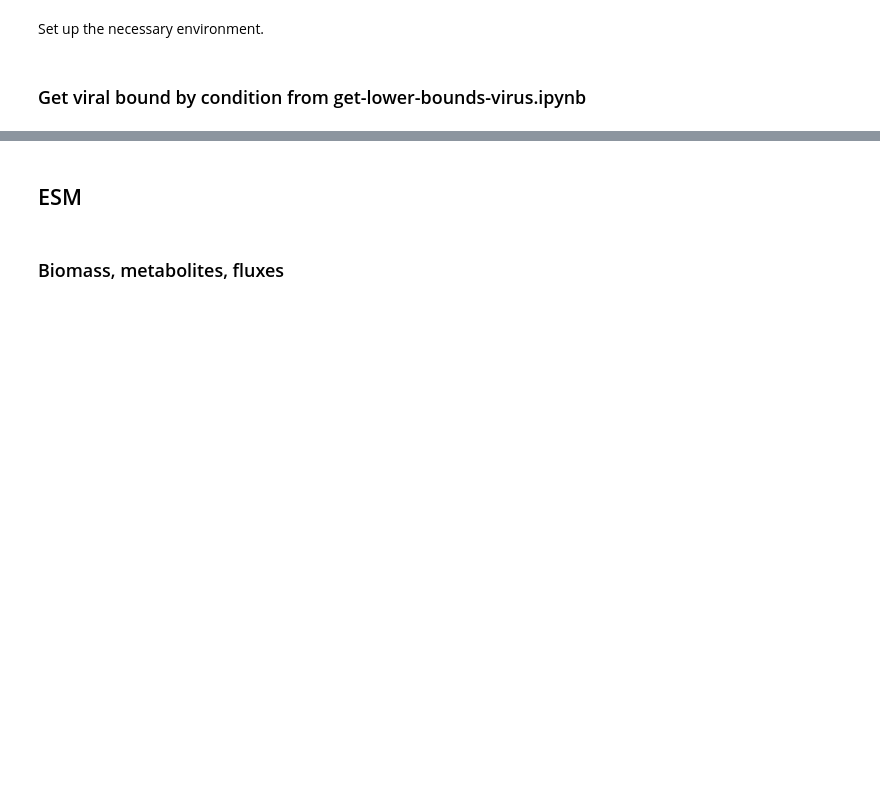
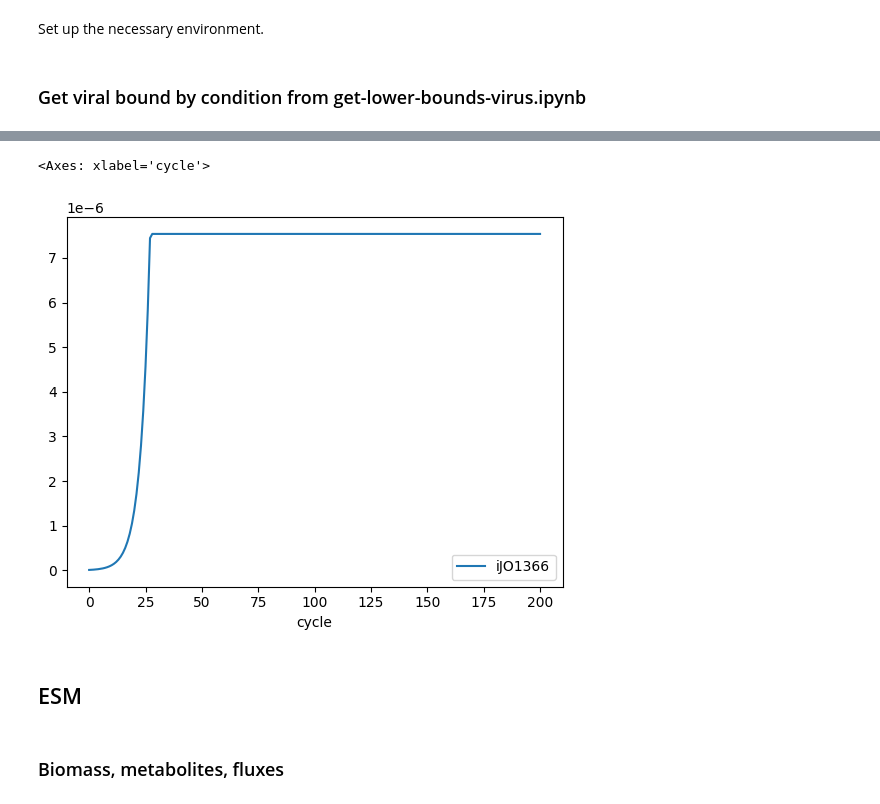
Before and after one commit to bisesi/Phage-Community-Metabolism, a Jupyter notebook: fba-scripts/generate-comets-figure-1-supp-figure-1-data.ipynb, the cells around one changed output, grey strips where cells are left out. Saved outputs shown, nothing was run; the diff lists cells and outputs as text; code cells hidden in the pictures; blank space fills up the shorter version.

```diff
--- a/fba-scripts/generate-comets-figure-1-supp-figure-1-data.ipynb
+++ b/fba-scripts/generate-comets-figure-1-supp-figure-1-data.ipynb
@@ -41,0 +410,34 @@ plasmid_threshold = 0.9
+# %%
+E0_infected.reactions.plasmid_F.lower_bound = 0.1
+E0_infected.reactions.phage_M13.lower_bound = 0.06
+E0_infected.objective = E0_infected.reactions.get_by_id("BIOMASS_Ec_iJO1366_core_53p95M")
+
+E_infected = c.model(E0_infected)
+E_infected.open_exchanges()
+
+E_infected.initial_pop = [0, 0, 1.e-8]
+E_infected.obj_style = "MAXIMIZE_OBJECTIVE_FLUX"
+
+test_tube = c.layout()
+test_tube.add_model(E_infected)
+
+base_nutrients = ['ca2_e', 'cl_e', 'cobalt2_e', 'cu2_e', 'fe2_e', 'fe3_e', 'h_e', 'k_e', 'h2o_e', 'mg2_e',
+             'mn2_e', 'mobd_e', 'na1_e', 'ni2_e', 'nh4_e', 'o2_e', 'pi_e', 'so4_e', 'zn2_e']
+for nutrient in base_nutrients:
+    test_tube.set_specific_metabolite(nutrient, 1000)
+    test_tube.set_specific_static(nutrient, 1000)
+test_tube.set_specific_metabolite("lac__D_e", 0.000278)
+test_tube.set_specific_metabolite('met__L_e', 10)
+
+sim_params = c.params()
+sim_params.set_param("defaultKm", 0.00001) # M
+sim_params.set_param("defaultVmax", 10) #mmol/gDw/hr
+sim_params.set_param("maxCycles", 200)
+sim_params.set_param("timeStep", 1)
+sim_params.set_param("writeMediaLog", True)
+sim_params.set_param("MediaLogRate", 1)
+sim_params.set_param("writeFluxLog", True)
+sim_params.set_param("FluxLogRate", 1)
+
+comp_assay = c.comets(test_tube, sim_params)
+comp_assay.run()
@@ -42,3 +452,8 @@ plasmid_threshold = 0.9
+# %%
+comp_assay.total_biomass.plot(x = "cycle")
+# %% [output]
+<Axes: xlabel='cycle'>
+[figure, added]
 # %% [markdown]
 ## ESM
 # %% [markdown]
```
Also changed, not shown: parts of 7 cells of this notebook, 6 other files.
